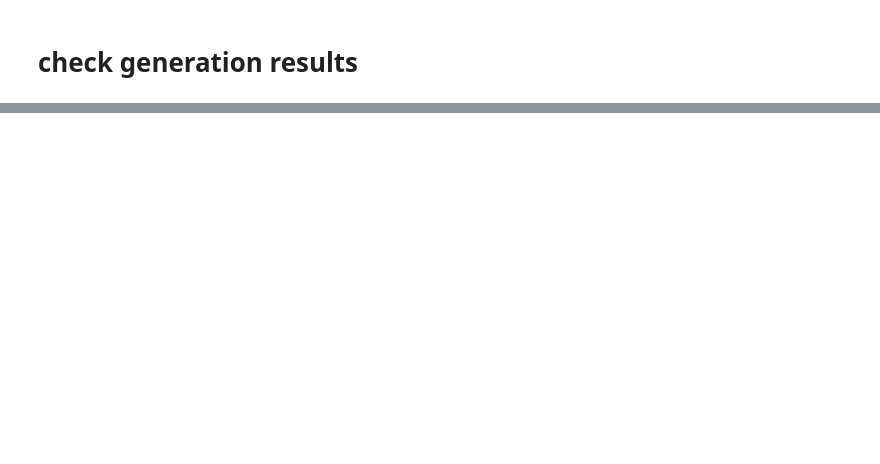
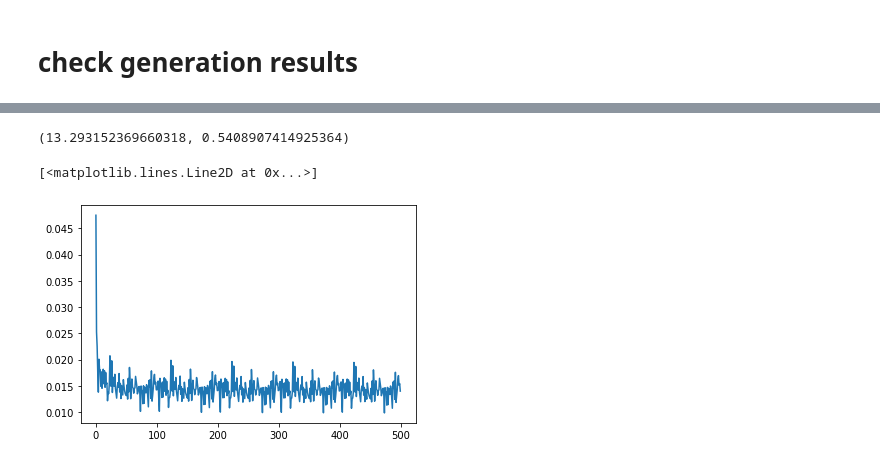
Before and after one commit to astro-informatics/LeIA, a Jupyter notebook: notebooks/sub-sampled-nufft.ipynb, the cells around one changed output, grey strips where cells are left out. Drawn from its saved outputs; the diff is of its cells as text; code cells hidden in the pictures; blank space fills up the shorter version.

```diff
--- a/notebooks/sub-sampled-nufft.ipynb
+++ b/notebooks/sub-sampled-nufft.ipynb
@@ -573,0 +710,4 @@ c.shape
+# %%
+np.mean([peak_signal_noise_ratio(a[i], c[i]) for i in range(len(a))]), np.mean([structural_similarity(a[i], c[i]) for i in range(len(a))])
+# %% [output]
+(13.293152369660318, 0.5408907414925364)
@@ -573,0 +717,3 @@ c.shape
+# %%
+a = np.loadtxt("../logs/COCO/NUFFT_Random_var/log_GUNet_var_30dB_sub_5", skiprows=1, delimiter=',')
+b = np.loadtxt("../logs/COCO/NUFFT_Random/log_GUNet_var_30dB_20x5", skiprows=1, delimiter=',')
@@ -573,0 +723,5 @@ c.shape
+# %%
+plt.plot(a[:,1])
+# %% [output]
+[<matplotlib.lines.Line2D at 0x...>]
+[figure, added]
```
Also changed, not shown: parts of 69 cells of this notebook, 6 other files.
